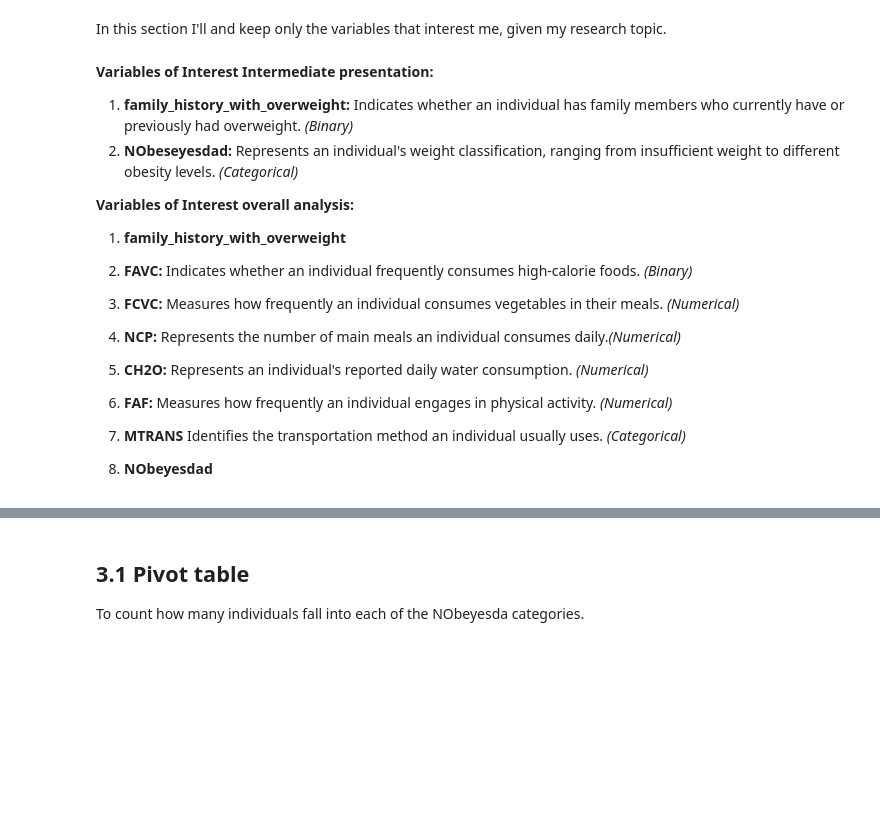
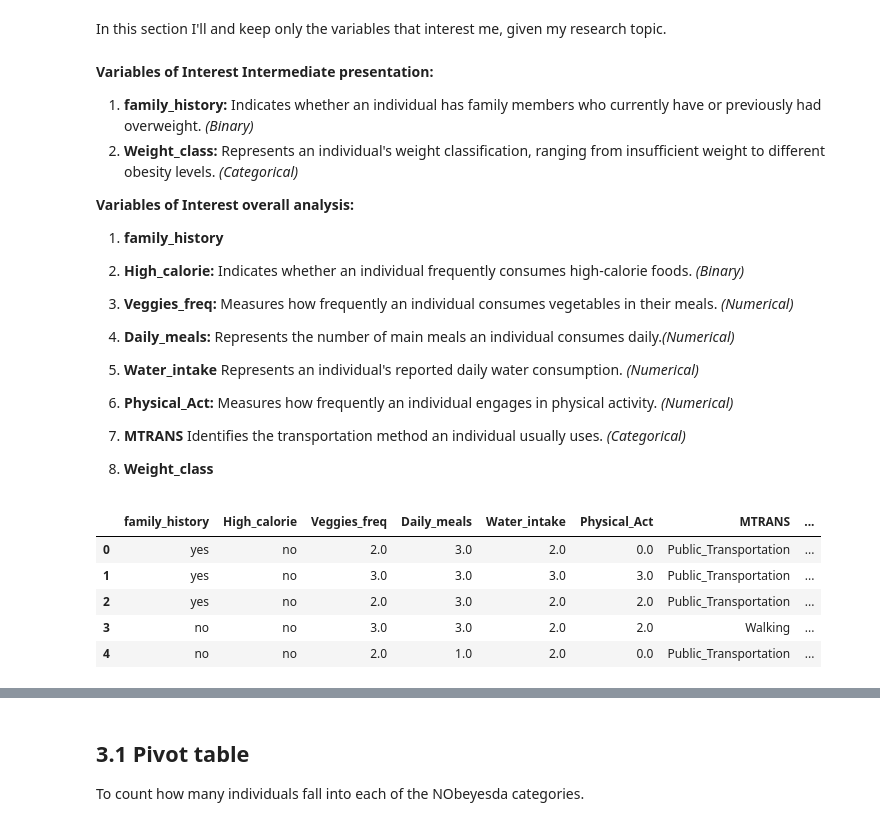
Before and after one commit to LeylahfrA01178568/2039_data_visualization, a Jupyter notebook: A6_intermediate_presentation.ipynb, the cells around one changed output, grey strips where cells are left out. Drawn from its saved outputs; the diff is of its cells as text; code cells hidden in the pictures; blank space fills up the shorter version.

```diff
--- a/A6_intermediate_presentation.ipynb
+++ b/A6_intermediate_presentation.ipynb
@@ -190,17 +190,17 @@ After dropping duplicated values, the data set has:
 In this section I'll and keep only the variables that interest me, given my research topic.
 # %% [markdown]
 **Variables of Interest Intermediate presentation:**
-1.  **family_history_with_overweight:**
+1.  **family_history:**
   Indicates whether an individual has family members who currently have or previously had overweight. *(Binary)*
-2.  **NObeseyesdad:** Represents an individual's weight classification, ranging from insufficient weight to different obesity levels. *(Categorical)*
+2.  **Weight_class:** Represents an individual's weight classification, ranging from insufficient weight to different obesity levels. *(Categorical)*
 
 **Variables of Interest overall analysis:**
-1.  **family_history_with_overweight**
+1.  **family_history**
 
-2.  **FAVC:** Indicates whether an individual frequently consumes high-calorie foods. *(Binary)*
-3.  **FCVC:** Measures how frequently an individual consumes vegetables in their meals. *(Numerical)*
-4.  **NCP:** Represents the number of main meals an individual consumes daily.*(Numerical)*
-5.  **CH2O:**  Represents an individual's reported daily water consumption. *(Numerical)*
-6.  **FAF:** Measures how frequently an individual engages in physical activity. *(Numerical)*
+2.  **High_calorie:** Indicates whether an individual frequently consumes high-calorie foods. *(Binary)*
+3.  **Veggies_freq:** Measures how frequently an individual consumes vegetables in their meals. *(Numerical)*
+4.  **Daily_meals:** Represents the number of main meals an individual consumes daily.*(Numerical)*
+5.  **Water_intake**  Represents an individual's reported daily water consumption. *(Numerical)*
+6.  **Physical_Act:** Measures how frequently an individual engages in physical activity. *(Numerical)*
 7.  **MTRANS**  Identifies the transportation method an individual usually uses. *(Categorical)*
-8.  **NObeyesdad**
+8.  **Weight_class**
@@ -209 +207,32 @@ interest_variables = ['family_history_with_overweight', 'FAVC', 'FCVC', 'NCP', '
+# %%
+# Select variables of interest
+
+interest_variables = [
+    'family_history_with_overweight',
+    'FAVC', 'FCVC', 'NCP', 'CH2O',
+    'FAF', 'MTRANS', 'NObeyesdad'
+]
+
+# update data set with variables of interest
+ndf = df[interest_variables].copy()
+
+# Rename variables
+ndf.rename(columns={
+    'family_history_with_overweight': 'family_history',
+    'FAVC': 'High_calorie',
+    'FCVC': 'Veggies_freq',
+    'NCP': 'Daily_meals',
+    'CH2O': 'Water_intake',
+    'FAF': 'Physical_Act',
+    'NObeyesdad': 'Weight_class'
+}, inplace=True)
+
+ndf.head()
+# %% [output]
+|  | family_history | High_calorie | Veggies_freq | Daily_meals | Water_intake | Physical_Act | MTRANS | ... |
+| 0 | yes | no | 2.0 | 3.0 | 2.0 | 0.0 | Public_Transportation | ... |
+| 1 | yes | no | 3.0 | 3.0 | 3.0 | 3.0 | Public_Transportation | ... |
+| 2 | yes | no | 2.0 | 3.0 | 2.0 | 2.0 | Public_Transportation | ... |
+| 3 | no | no | 3.0 | 3.0 | 2.0 | 2.0 | Walking | ... |
+| 4 | no | no | 2.0 | 1.0 | 2.0 | 0.0 | Public_Transportation | ... |
 # %%
```
Also changed, not shown: parts of 8 cells of this notebook.
